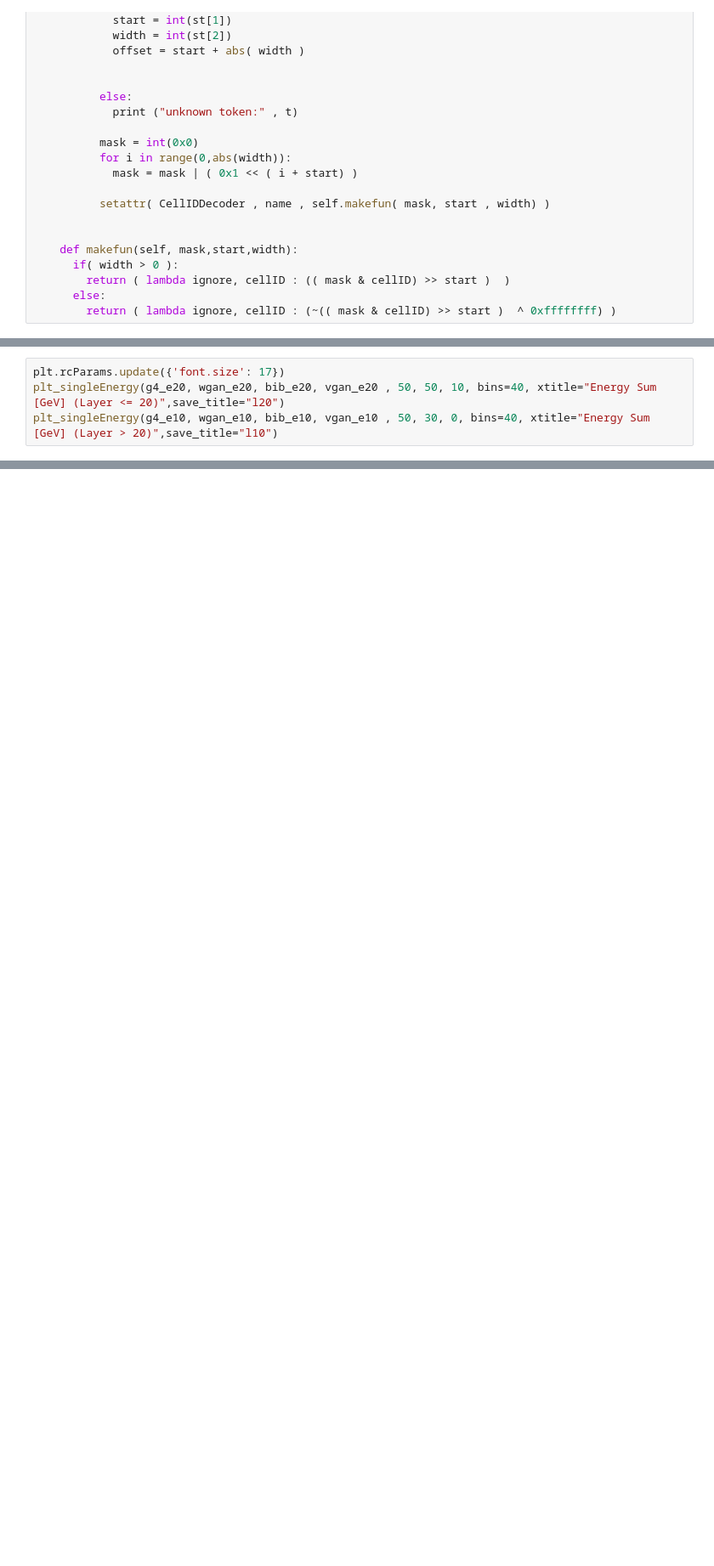
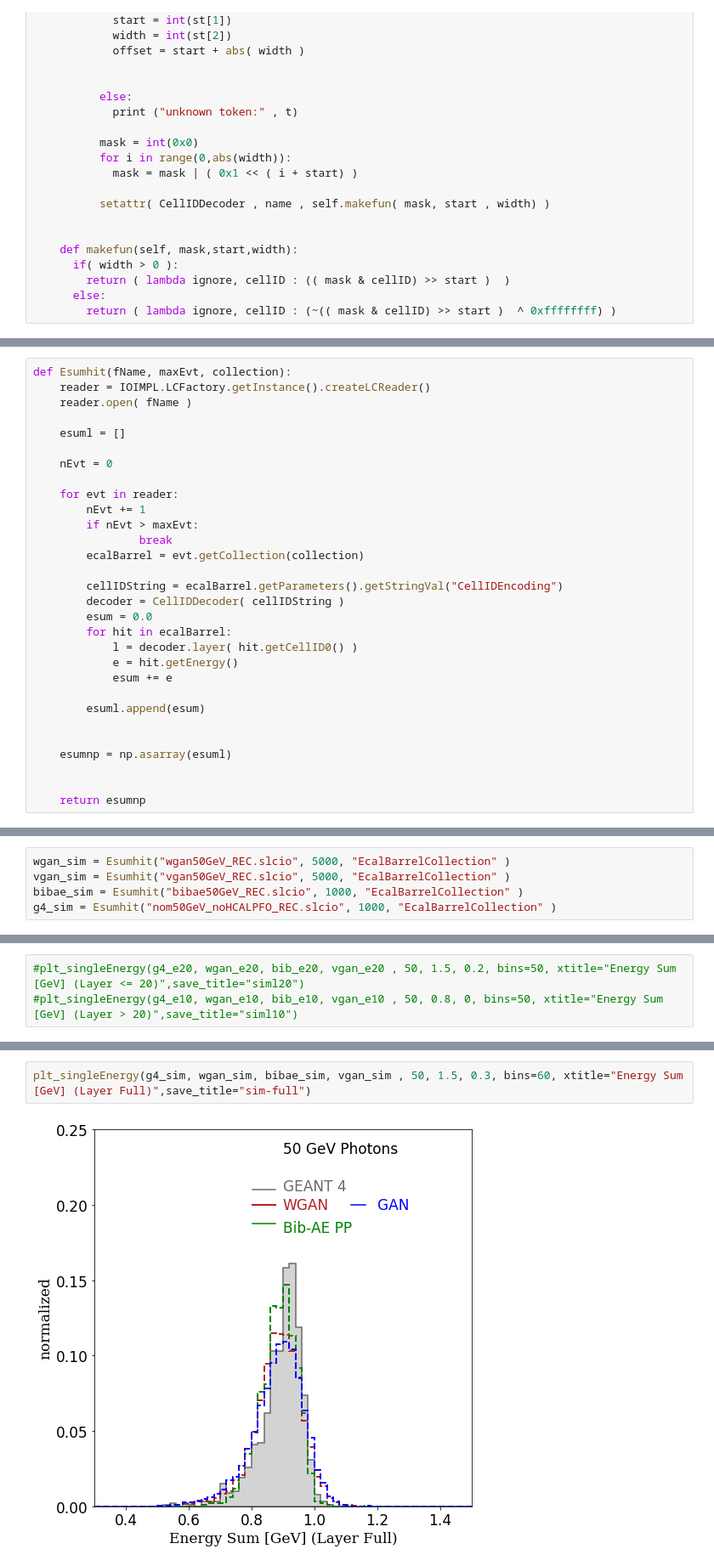
Before and after one commit to vbocha/pyLCIO, a Jupyter notebook: examples/ECalBarrel.ipynb, the cells around one changed output, grey strips where cells are left out. Shown at 85% size. Saved outputs shown, nothing was run; the diff lists cells and outputs as text; blank space fills up the shorter version.

```diff
--- a/examples/ECalBarrel.ipynb
+++ b/examples/ECalBarrel.ipynb
@@ -96,3 +96,33 @@ def fracEsum(fName, maxEvt):
     esum10np = np.asarray(esum10l)
 
     return esum20np, esum10np
+# %%
+def Esumhit(fName, maxEvt, collection):
+    reader = IOIMPL.LCFactory.getInstance().createLCReader()
+    reader.open( fName )
+
+    esuml = []
+
+    nEvt = 0
+
+    for evt in reader:
+        nEvt += 1
+        if nEvt > maxEvt:
+                break
+        ecalBarrel = evt.getCollection(collection)
+
+        cellIDString = ecalBarrel.getParameters().getStringVal("CellIDEncoding")
+        decoder = CellIDDecoder( cellIDString )
+        esum = 0.0
+        for hit in ecalBarrel:
+            l = decoder.layer( hit.getCellID0() )
+            e = hit.getEnergy()
+            esum += e
+
+        esuml.append(esum)
+
+
+    esumnp = np.asarray(esuml)
+
+
+    return esumnp
@@ -103,0 +210,5 @@ g4_e20, g4_e10 = fracEsum("nom50GeV_REC.slcio", 5000)
+# %%
+wgan_sim = Esumhit("wgan50GeV_REC.slcio", 5000, "EcalBarrelCollection" )
+vgan_sim = Esumhit("vgan50GeV_REC.slcio", 5000, "EcalBarrelCollection" )
+bibae_sim = Esumhit("bibae50GeV_REC.slcio", 1000, "EcalBarrelCollection" )
+g4_sim = Esumhit("nom50GeV_noHCALPFO_REC.slcio", 1000, "EcalBarrelCollection" )
@@ -104,4 +241,3 @@ g4_e20, g4_e10 = fracEsum("nom50GeV_REC.slcio", 5000)
 # %%
-plt.rcParams.update({'font.size': 17})
-plt_singleEnergy(g4_e20, wgan_e20, bib_e20, vgan_e20 , 50, 50, 10, bins=40, xtitle="Energy Sum [GeV] (Layer <= 20)",save_title="l20")
-plt_singleEnergy(g4_e10, wgan_e10, bib_e10, vgan_e10 , 50, 30, 0, bins=40, xtitle="Energy Sum [GeV] (Layer > 20)",save_title="l10")
+#plt_singleEnergy(g4_e20, wgan_e20, bib_e20, vgan_e20 , 50, 1.5, 0.2, bins=50, xtitle="Energy Sum [GeV] (Layer <= 20)",save_title="siml20")
+#plt_singleEnergy(g4_e10, wgan_e10, bib_e10, vgan_e10 , 50, 0.8, 0, bins=50, xtitle="Energy Sum [GeV] (Layer > 20)",save_title="siml10")
@@ -110,0 +244,4 @@ plt_singleEnergy(g4_e10, wgan_e10, bib_e10, vgan_e10 , 50, 30, 0, bins=40, xtitl
+# %%
+plt_singleEnergy(g4_sim, wgan_sim, bibae_sim, vgan_sim , 50, 1.5, 0.3, bins=60, xtitle="Energy Sum [GeV] (Layer Full)",save_title="sim-full")
+# %% [output]
+[figure, added]
```
Also changed, not shown: parts of 25 cells of this notebook, 15 other files.
